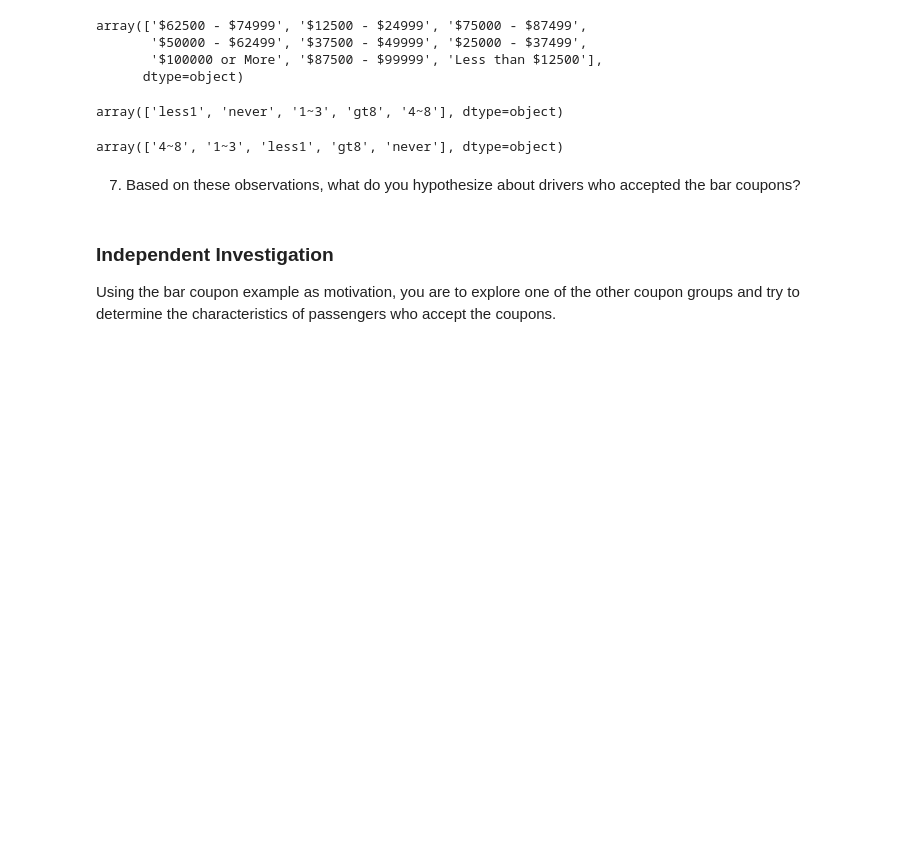
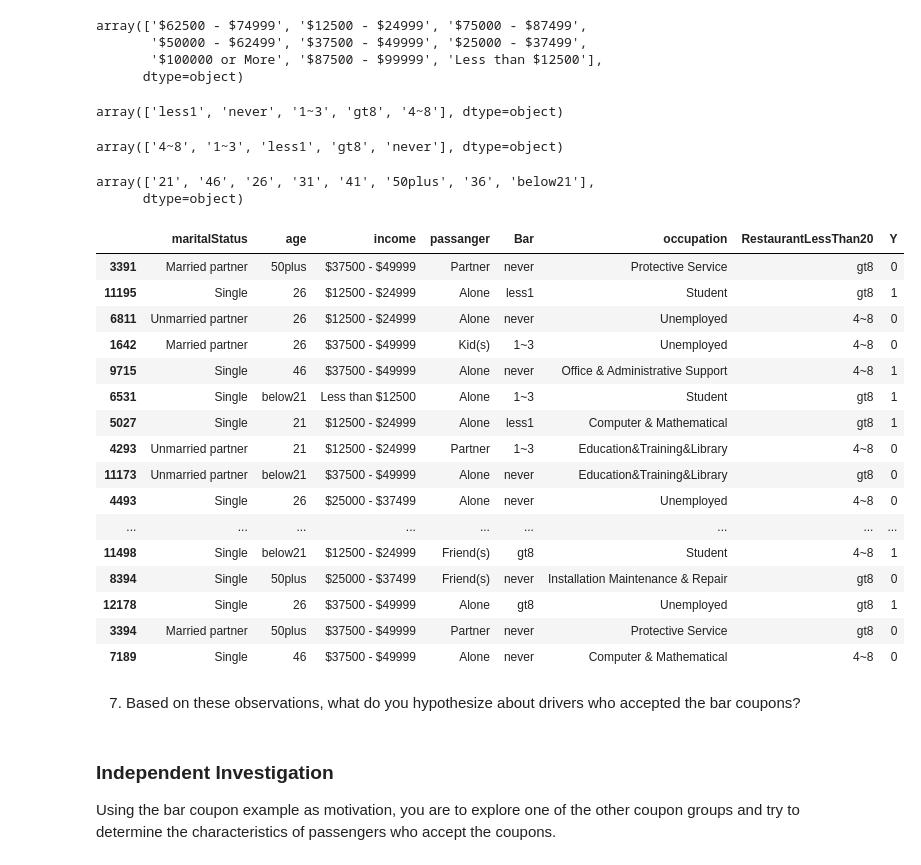
Before and after one commit to JunGaoca/couponAnalysis, a Jupyter notebook: coupon-analysis.ipynb, the cells around one changed output. Saved outputs shown, nothing was run; the diff lists cells and outputs as text; code cells hidden in the pictures; blank space fills up the shorter version.

```diff
--- a/coupon-analysis.ipynb
+++ b/coupon-analysis.ipynb
@@ -417,6 +417,42 @@ array(['less1', 'never', '1~3', 'gt8', '4~8'], dtype=object)
 data_bar.RestaurantLessThan20.unique()
 # %% [output]
 array(['4~8', '1~3', 'less1', 'gt8', 'never'], dtype=object)
+# %%
+data_bar.age.unique()
+# %% [output]
+array(['21', '46', '26', '31', '41', '50plus', '36', 'below21'],
+      dtype=object)
+# %%
+# - go to bars more than once a month, had passengers that were not a kid, and were not widowed *OR*
+# - go to bars more than once a month and are under the age of 30 *OR*
+# - go to cheap restaurants more than 4 times a month and income is less than 50K.
+df = data_bar[["maritalStatus","age","income","passanger","Bar","occupation","RestaurantLessThan20","Y"]].copy()
+condition1 = (df.Bar.isin(['1~3', '4~8', 'gt8'])) & (df.passanger != 'Kid(s)') & (df.maritalStatus != 'Widowed')
+condition2 = (df.Bar.isin(['1~3', '4~8', 'gt8'])) & (df.age.isin(['21', 'below21']))
+condition3 = (df.RestaurantLessThan20.isin(['4~8', 'gt8'])) & (df.income.isin(['$12500 - $24999',
+        '$37500 - $49999', '$25000 - $37499', 'Less than $12500']))
+group1 = df[condition1]
+group2 = df[condition2]
+group3 = df[condition3]
+#group3.sample(20)
+# %% [output]
+|  | maritalStatus | age | income | passanger | Bar | occupation | RestaurantLessThan20 | Y |
+| 3391 | Married partner | 50plus | $37500 - $49999 | Partner | never | Protective Service | gt8 | 0 |
+| 11195 | Single | 26 | $12500 - $24999 | Alone | less1 | Student | gt8 | 1 |
+| 6811 | Unmarried partner | 26 | $12500 - $24999 | Alone | never | Unemployed | 4~8 | 0 |
+| 1642 | Married partner | 26 | $37500 - $49999 | Kid(s) | 1~3 | Unemployed | 4~8 | 0 |
+| 9715 | Single | 46 | $37500 - $49999 | Alone | never | Office & Administrative Support | 4~8 | 1 |
+| 6531 | Single | below21 | Less than $12500 | Alone | 1~3 | Student | gt8 | 1 |
+| 5027 | Single | 21 | $12500 - $24999 | Alone | less1 | Computer & Mathematical | gt8 | 1 |
+| 4293 | Unmarried partner | 21 | $12500 - $24999 | Partner | 1~3 | Education&Training&Library | 4~8 | 0 |
+| 11173 | Unmarried partner | below21 | $37500 - $49999 | Alone | never | Education&Training&Library | gt8 | 0 |
+| 4493 | Single | 26 | $25000 - $37499 | Alone | never | Unemployed | 4~8 | 0 |
+| ... | ... | ... | ... | ... | ... | ... | ... | ... |
+| 11498 | Single | below21 | $12500 - $24999 | Friend(s) | gt8 | Student | 4~8 | 1 |
+| 8394 | Single | 50plus | $25000 - $37499 | Friend(s) | never | Installation Maintenance & Repair | gt8 | 0 |
+| 12178 | Single | 26 | $37500 - $49999 | Alone | gt8 | Unemployed | gt8 | 1 |
+| 3394 | Married partner | 50plus | $37500 - $49999 | Partner | never | Protective Service | gt8 | 0 |
+| 7189 | Single | 46 | $37500 - $49999 | Alone | never | Computer & Mathematical | 4~8 | 0 |
 # %% [markdown]
 7.  Based on these observations, what do you hypothesize about drivers who accepted the bar coupons?
 # %% [markdown]
```
